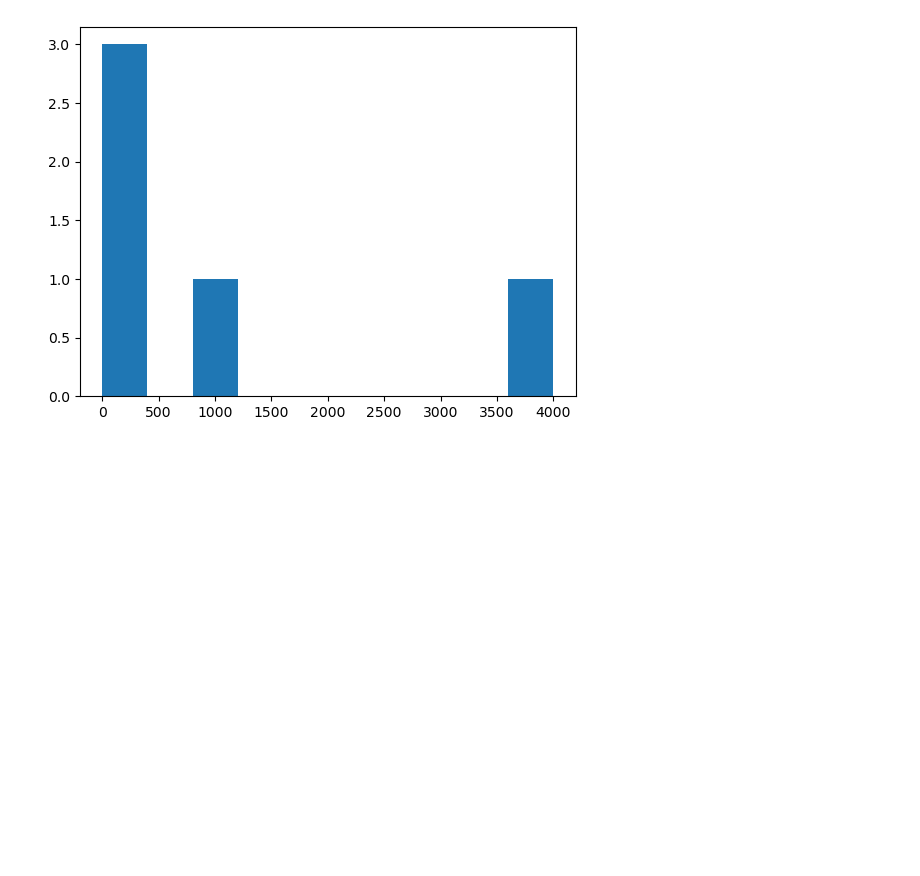
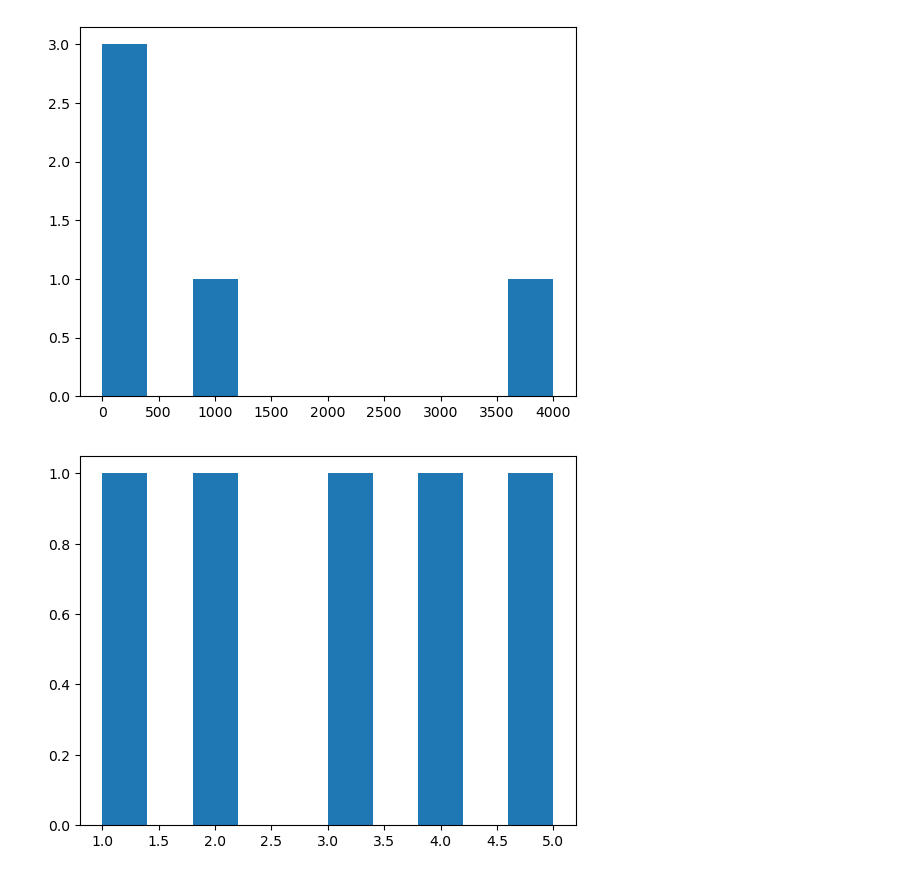
Before and after one commit to Dhyanesh-Panchal/PY-libraries-for-ML, a Jupyter notebook: Numpy Tuts.ipynb, the cells around one changed output. Drawn from its saved outputs; the diff is of its cells as text; code cells hidden in the pictures; blank space fills up the shorter version.

```diff
--- a/Numpy Tuts.ipynb
+++ b/Numpy Tuts.ipynb
@@ -134,4 +134,7 @@ plt.show()
 # %% [output]
 [figure]
 # %%
-plt.hist(low)
+plt.hist(low_var_array)
+plt.show()
+# %% [output]
+[figure, added]
```
Also changed, not shown: parts of 1 cell of this notebook.
